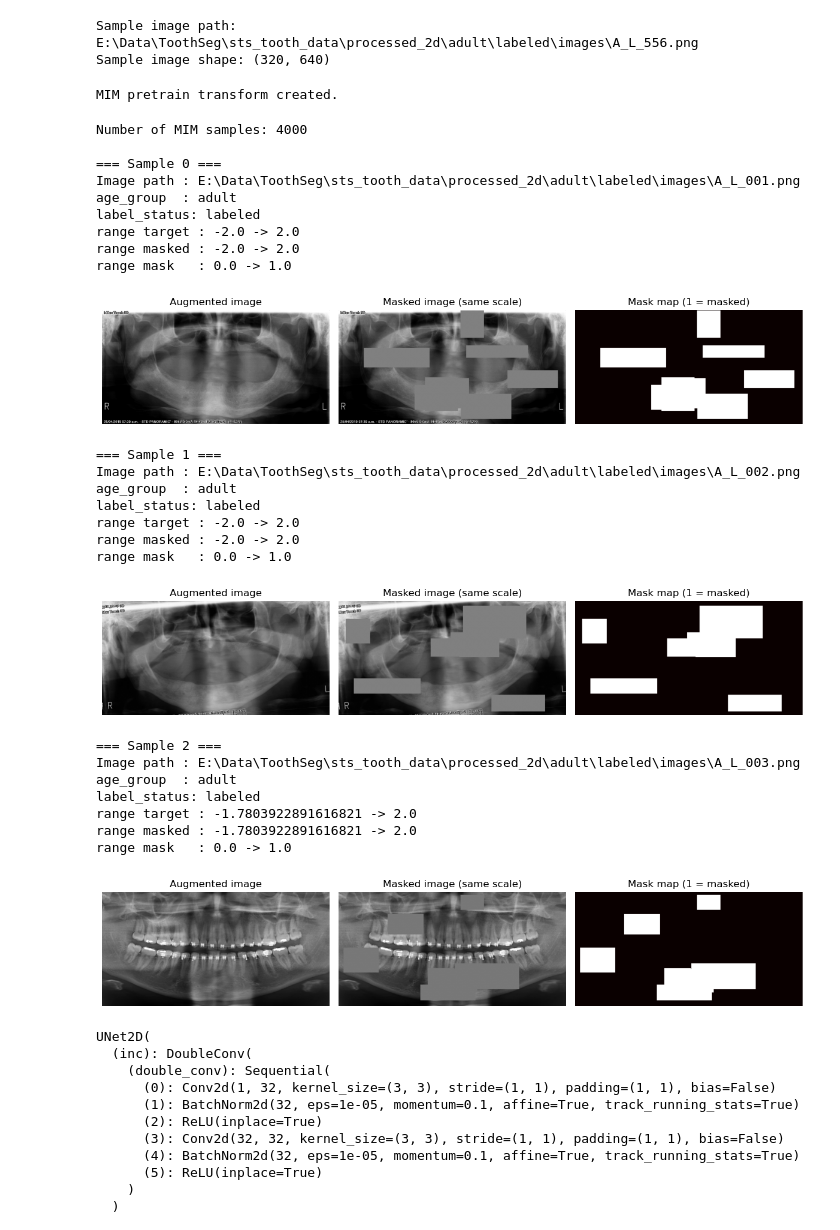
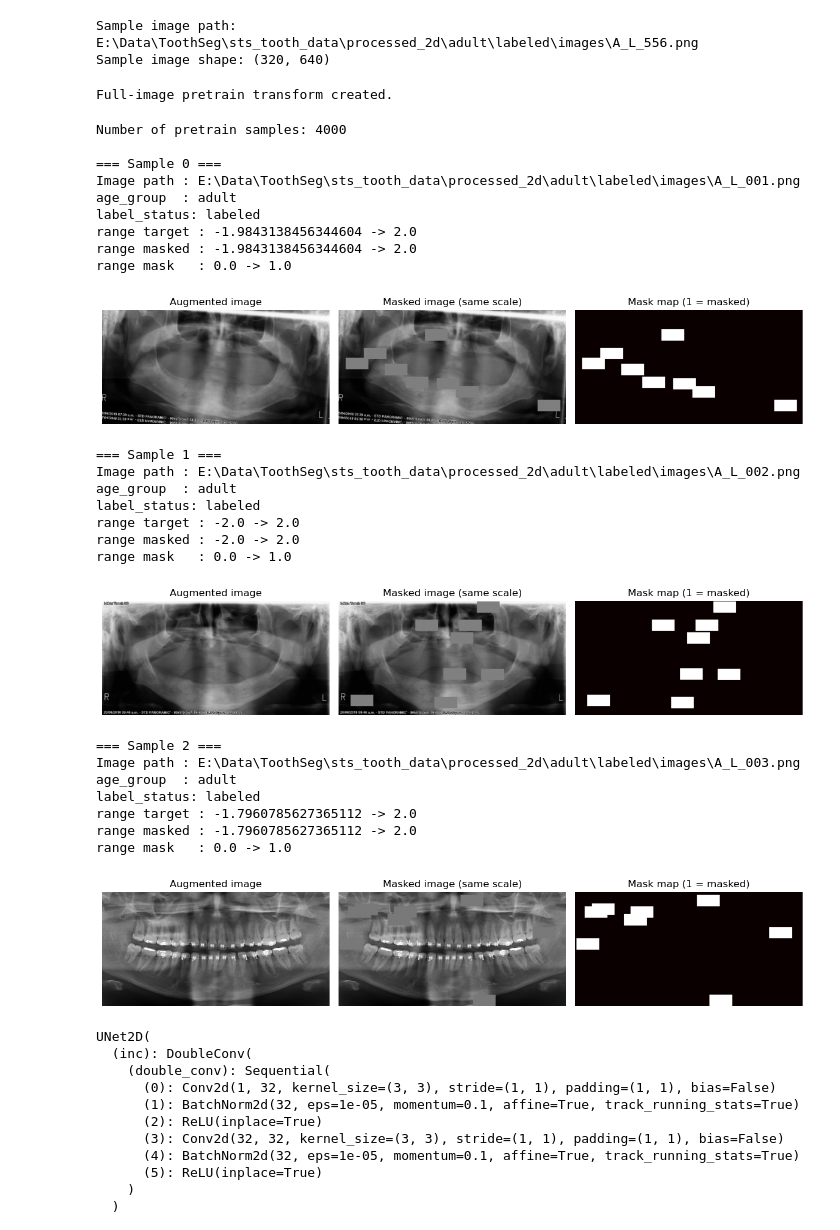
Before and after one commit to Linkbreathe/DL4CR, a Jupyter notebook: Full_Image_Pretrain.ipynb, the cells around one changed output. Saved outputs shown, nothing was run; the diff lists cells and outputs as text; code cells hidden in the pictures.

Commit message:
Adjust function names and comments, make sure the tensor range

```diff
--- a/Full_Image_Pretrain.ipynb
+++ b/Full_Image_Pretrain.ipynb
@@ -190,7 +189,7 @@ print("Sample image shape:", sample_img.shape)
 Sample image path: E:\Data\ToothSeg\sts_tooth_data\processed_2d\adult\labeled\images\A_L_556.png
 Sample image shape: (320, 640)
 # %%
-# ## 4. Light augmentation for MIM pretraining
+# ## 4. Light augmentation for full-image pretraining (masked-input)
 #
 # We define a mild augmentation pipeline:
 # - Resize to a fixed size (320 x 640)
@@ -207,7 +206,7 @@ Sample image shape: (320, 640)
 TARGET_HEIGHT = 320
 TARGET_WIDTH = 640
 
-def get_mim_pretrain_transform() -> A.Compose:
+def build_fullimage_pretrain_transform() -> A.Compose:
     return A.Compose(
         [
             A.Resize(height=TARGET_HEIGHT, width=TARGET_WIDTH),
@@ -217,12 +216,12 @@ def get_mim_pretrain_transform() -> A.Compose:
                 border_mode=cv2.BORDER_REFLECT_101,
                 p=0.5,
             ),
-            A.RandomBrightnessContrast(
-                brightness_limit=0.1,
-                contrast_limit=0.1,
-                p=0.5,
-            ),
-            A.GaussNoise(p=0.1),
+            # A.RandomBrightnessContrast(
+            #     brightness_limit=0.1,
+            #     contrast_limit=0.1,
+            #     p=0.5,
+            # ),
+            # A.GaussNoise(p=0.1),
             # A.GaussianBlur(blur_limit=(3, 5), p=0.2),
             # A.ToFloat(max_value=255.0),
             A.Normalize(mean=(0.5,), std=(0.25,)),
@@ -230,14 +229,14 @@ def get_mim_pretrain_transform() -> A.Compose:
         ]
     )
 
-mim_transform = get_mim_pretrain_transform()
-print("MIM pretrain transform created.")
+pretrain_transform = build_fullimage_pretrain_transform()
+print("Full-image pretrain transform created.")
 # %% [output]
-MIM pretrain transform created.
+Full-image pretrain transform created.
 # %%
 # ## 5. Random block mask generator
 #
-# For MIM-style pretraining with a 2D U-Net, we will:
+# For masked-input (MIM-style) pretraining with a 2D U-Net, we will:
 # - Work in pixel space (H, W), not in token space.
 # - Generate random block masks on the *image plane*:
 #     * Each mask is a rectangle with random size and position.
@@ -253,7 +252,7 @@ def random_block_mask(
     width: int,
     num_blocks: int = 8,
     min_block_fraction: float = 0.1,
-    max_block_fraction: float = 0.3,
+    max_block_fraction: float = 0.1,
 ) -> np.ndarray:
     """
     Generate a random block mask (H, W) in {0.0, 1.0},
@@ -279,12 +278,12 @@ def random_block_mask(
     return mask
 # %%
 # %% [markdown]
-# ## 6. `DentalMIMReconstructionDataset`
+# ## 6. `FullImagePretrainDataset`
 #
 # For each image row in `df_pretrain`, this Dataset will:
 #
 # 1. Load the raw X-ray image (grayscale).
-# 2. Apply the MIM pretrain transform (resize + mild augment + normalize + ToTensor).
+# 2. Apply the full-image pretrain transform (resize + mild augment + normalize + ToTensor).
 #    - `image` is a FloatTensor of shape (1, H, W).
 # 3. Generate a random block mask in pixel coordinates:
 #    - `mask_np`: (H, W), float32 in {0, 1}
@@ -293,12 +292,12 @@ def random_block_mask(
 #    - `masked_img`  = `target_img * (1 - mask)`  (we simply zero out masked pixels)
 #    - `mask_tensor` = mask as FloatTensor with shape (1, H, W)
 # 5. Return:
-#    - masked_img  (input to the MIM model)
+#    - masked_img  (masked input to the model)
 #    - target_img  (target for reconstruction)
 #    - mask_tensor (which pixels to focus the loss on)
 #    - meta        (some metadata: path, age_group, label_status, etc.)
 
-class DentalMIMReconstructionDataset(Dataset):
+class FullImagePretrainDataset(Dataset):
     def __init__(
         self,
         df_pretrain: pd.DataFrame,
@@ -350,28 +349,28 @@ class DentalMIMReconstructionDataset(Dataset):
 
         return masked_img, target_img, mask_tensor, meta
 # %%
-# ## 7. Sanity check: visualize MIM masking
+# ## 7. Sanity check: visualize masked input and targets
 #
 # We sample a few images from the dataset and visualize:
 # - Original augmented image
 # - Masked image (same intensity scale as target)
 # - Mask map
 # %%
-mim_dataset = DentalMIMReconstructionDataset(
+pretrain_dataset = FullImagePretrainDataset(
     df_pretrain=df_pretrain,
-    transform=mim_transform,
+    transform=pretrain_transform,
     num_blocks=8,
     min_block_fraction=0.1,
-    max_block_fraction=0.3,
+    max_block_fraction=0.1,
 )
 
-print("Number of MIM samples:", len(mim_dataset))
+print("Number of pretrain samples:", len(pretrain_dataset))
 
 # Visualize a few samples
 NUM_VIS_SAMPLES = 3
 
 for i in range(NUM_VIS_SAMPLES):
-    masked_img, target_img, mask_tensor, meta = mim_dataset[i]
+    masked_img, target_img, mask_tensor, meta = pretrain_dataset[i]
 
     # Convert to numpy for visualization
     # target_img: (1, H, W)
@@ -393,46 +392,46 @@ for i in range(NUM_VIS_SAMPLES):
     fig, axes = plt.subplots(1, 3, figsize=(12, 4))
 
     axes[0].imshow(target_np, cmap="gray")
     axes[0].set_title("Augmented image")
     axes[0].axis("off")
 
     axes[1].imshow(masked_np, cmap="gray", vmin=vmin, vmax=vmax)
     axes[1].set_title("Masked image (same scale)")
     axes[1].axis("off")
 
     axes[2].imshow(mask_np, cmap="hot", vmin=0, vmax=1)
     axes[2].set_title("Mask map (1 = masked)")
     axes[2].axis("off")
 
     plt.tight_layout()
     plt.show()
 # %% [output]
-Number of MIM samples: 4000
+Number of pretrain samples: 4000
 
 === Sample 0 ===
 Image path : E:\Data\ToothSeg\sts_tooth_data\processed_2d\adult\labeled\images\A_L_001.png
 age_group  : adult
 label_status: labeled
-range target : -2.0 -> 2.0
-range masked : -2.0 -> 2.0
+range target : -1.9843138456344604 -> 2.0
+range masked : -1.9843138456344604 -> 2.0
 range mask   : 0.0 -> 1.0
-[figure, old version]
+[figure, new version]
 === Sample 1 ===
 Image path : E:\Data\ToothSeg\sts_tooth_data\processed_2d\adult\labeled\images\A_L_002.png
 age_group  : adult
 label_status: labeled
 range target : -2.0 -> 2.0
 range masked : -2.0 -> 2.0
 range mask   : 0.0 -> 1.0
-[figure, old version]
+[figure, new version]
 === Sample 2 ===
 Image path : E:\Data\ToothSeg\sts_tooth_data\processed_2d\adult\labeled\images\A_L_003.png
 age_group  : adult
 label_status: labeled
-range target : -1.7803922891616821 -> 2.0
-range masked : -1.7803922891616821 -> 2.0
+range target : -1.7960785627365112 -> 2.0
+range masked : -1.7960785627365112 -> 2.0
 range mask   : 0.0 -> 1.0
-[figure, old version]
+[figure, new version]
 # %%
 # ## 8. 2D U-Net model definition
 #
```
Also changed, not shown: parts of 10 cells of this notebook, 3 other files.
